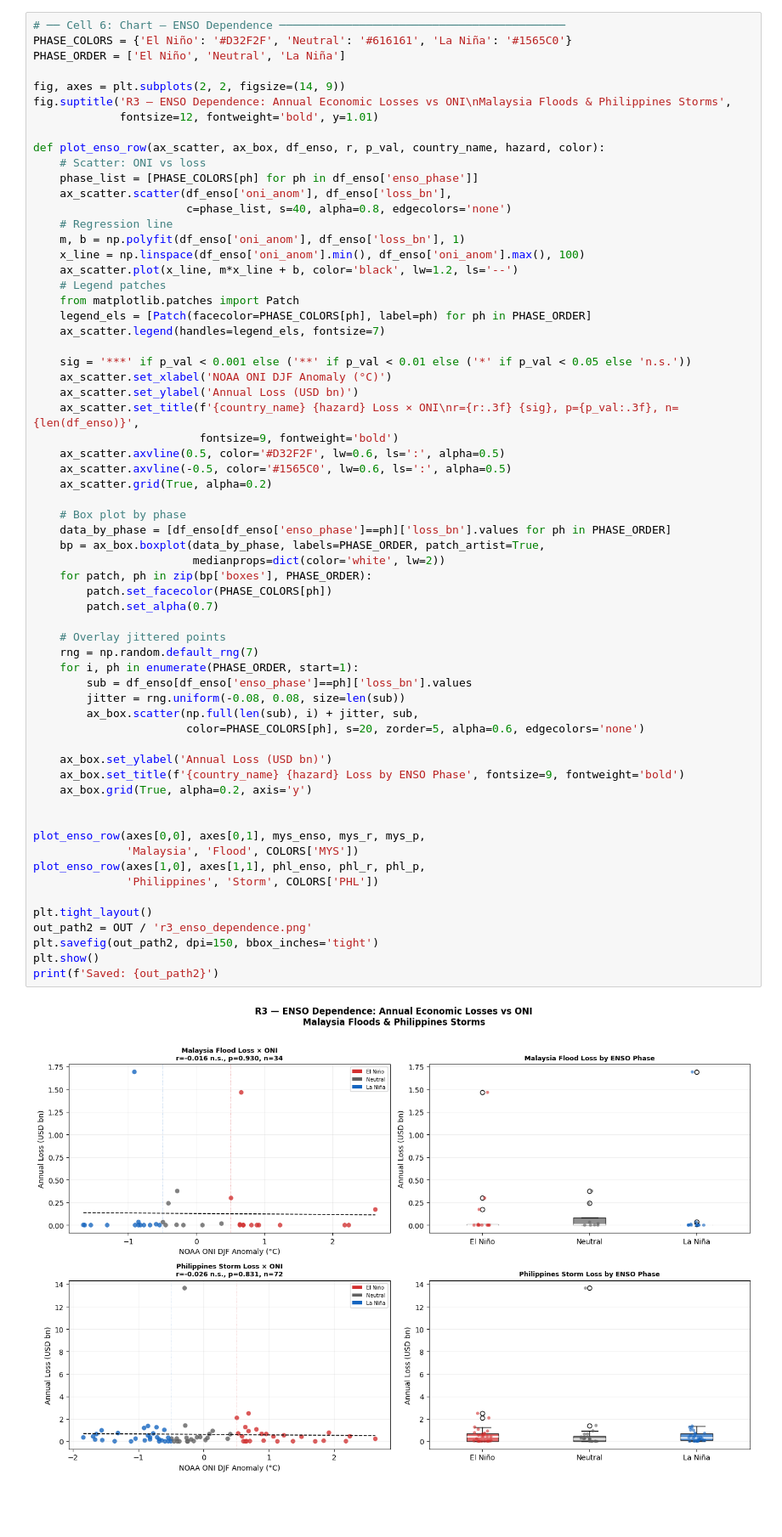
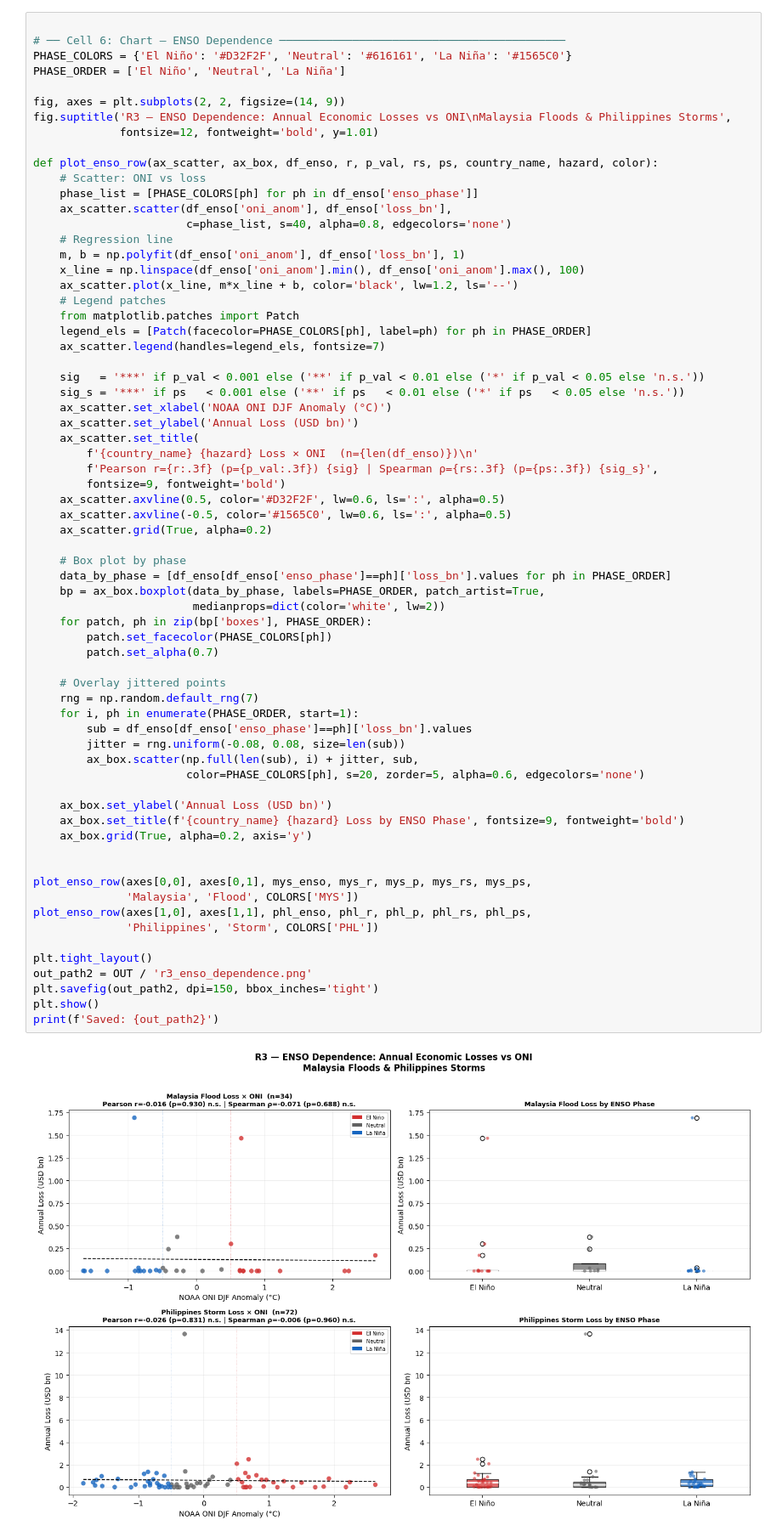
Before and after one commit to Jiakang418/R-Ignite-Masa-Hacktathonn, a Jupyter notebook: notebooks/04_chirps_gev_enso.ipynb, the cells around one changed output. Shown at 85% size. Saved outputs shown, nothing was run; the diff lists cells and outputs as text; blank space fills up the shorter version.

```diff
--- a/notebooks/04_chirps_gev_enso.ipynb
+++ b/notebooks/04_chirps_gev_enso.ipynb
@@ -367,6 +547,7 @@ print(f'Saved: {out_path}')
 [figure]
 Saved: ../outputs/r3_gev_and_regime_break.png
 # %%
+
 # ── Cell 6: Chart — ENSO Dependence ───────────────────────────────────────────
 PHASE_COLORS = {'El Niño': '#D32F2F', 'Neutral': '#616161', 'La Niña': '#1565C0'}
 PHASE_ORDER = ['El Niño', 'Neutral', 'La Niña']
@@ -375,7 +556,7 @@ fig, axes = plt.subplots(2, 2, figsize=(14, 9))
 fig.suptitle('R3 — ENSO Dependence: Annual Economic Losses vs ONI\nMalaysia Floods & Philippines Storms',
              fontsize=12, fontweight='bold', y=1.01)
 
-def plot_enso_row(ax_scatter, ax_box, df_enso, r, p_val, country_name, hazard, color):
+def plot_enso_row(ax_scatter, ax_box, df_enso, r, p_val, rs, ps, country_name, hazard, color):
     # Scatter: ONI vs loss
     phase_list = [PHASE_COLORS[ph] for ph in df_enso['enso_phase']]
     ax_scatter.scatter(df_enso['oni_anom'], df_enso['loss_bn'],
@@ -389,11 +570,14 @@ def plot_enso_row(ax_scatter, ax_box, df_enso, r, p_val, country_name, hazard, c
     legend_els = [Patch(facecolor=PHASE_COLORS[ph], label=ph) for ph in PHASE_ORDER]
     ax_scatter.legend(handles=legend_els, fontsize=7)
 
-    sig = '***' if p_val < 0.001 else ('**' if p_val < 0.01 else ('*' if p_val < 0.05 else 'n.s.'))
+    sig   = '***' if p_val < 0.001 else ('**' if p_val < 0.01 else ('*' if p_val < 0.05 else 'n.s.'))
+    sig_s = '***' if ps   < 0.001 else ('**' if ps   < 0.01 else ('*' if ps   < 0.05 else 'n.s.'))
     ax_scatter.set_xlabel('NOAA ONI DJF Anomaly (°C)')
     ax_scatter.set_ylabel('Annual Loss (USD bn)')
-    ax_scatter.set_title(f'{country_name} {hazard} Loss × ONI\nr={r:.3f} {sig}, p={p_val:.3f}, n={len(df_enso)}',
-                         fontsize=9, fontweight='bold')
+    ax_scatter.set_title(
+        f'{country_name} {hazard} Loss × ONI  (n={len(df_enso)})\n'
+        f'Pearson r={r:.3f} (p={p_val:.3f}) {sig} | Spearman ρ={rs:.3f} (p={ps:.3f}) {sig_s}',
+        fontsize=9, fontweight='bold')
     ax_scatter.axvline(0.5, color='#D32F2F', lw=0.6, ls=':', alpha=0.5)
     ax_scatter.axvline(-0.5, color='#1565C0', lw=0.6, ls=':', alpha=0.5)
     ax_scatter.grid(True, alpha=0.2)
@@ -401,34 +585,34 @@ def plot_enso_row(ax_scatter, ax_box, df_enso, r, p_val, country_name, hazard, c
     # Box plot by phase
     data_by_phase = [df_enso[df_enso['enso_phase']==ph]['loss_bn'].values for ph in PHASE_ORDER]
     bp = ax_box.boxplot(data_by_phase, labels=PHASE_ORDER, patch_artist=True,
                         medianprops=dict(color='white', lw=2))
     for patch, ph in zip(bp['boxes'], PHASE_ORDER):
         patch.set_facecolor(PHASE_COLORS[ph])
         patch.set_alpha(0.7)
 
     # Overlay jittered points
     rng = np.random.default_rng(7)
     for i, ph in enumerate(PHASE_ORDER, start=1):
         sub = df_enso[df_enso['enso_phase']==ph]['loss_bn'].values
         jitter = rng.uniform(-0.08, 0.08, size=len(sub))
         ax_box.scatter(np.full(len(sub), i) + jitter, sub,
                        color=PHASE_COLORS[ph], s=20, zorder=5, alpha=0.6, edgecolors='none')
 
     ax_box.set_ylabel('Annual Loss (USD bn)')
     ax_box.set_title(f'{country_name} {hazard} Loss by ENSO Phase', fontsize=9, fontweight='bold')
     ax_box.grid(True, alpha=0.2, axis='y')
 
 
-plot_enso_row(axes[0,0], axes[0,1], mys_enso, mys_r, mys_p,
+plot_enso_row(axes[0,0], axes[0,1], mys_enso, mys_r, mys_p, mys_rs, mys_ps,
               'Malaysia', 'Flood', COLORS['MYS'])
-plot_enso_row(axes[1,0], axes[1,1], phl_enso, phl_r, phl_p,
+plot_enso_row(axes[1,0], axes[1,1], phl_enso, phl_r, phl_p, phl_rs, phl_ps,
               'Philippines', 'Storm', COLORS['PHL'])
 
 plt.tight_layout()
 out_path2 = OUT / 'r3_enso_dependence.png'
 plt.savefig(out_path2, dpi=150, bbox_inches='tight')
 plt.show()
 print(f'Saved: {out_path2}')
 # %% [output]
-[figure, old version]
+[figure, new version]
 Saved: ../outputs/r3_enso_dependence.png
```
Also changed, not shown: parts of 10 cells of this notebook, 33 other files.
